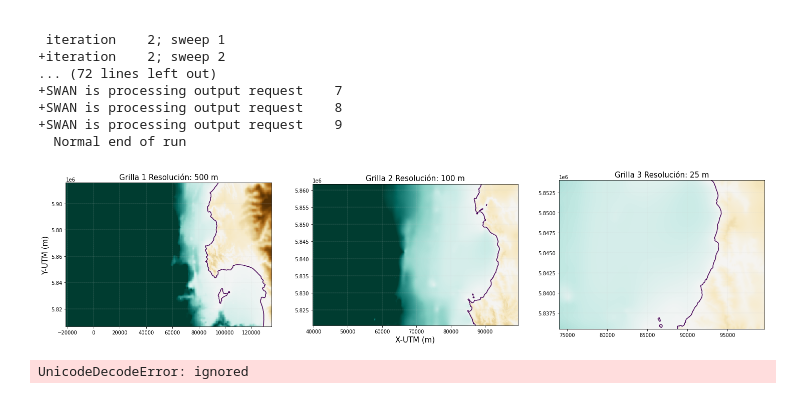
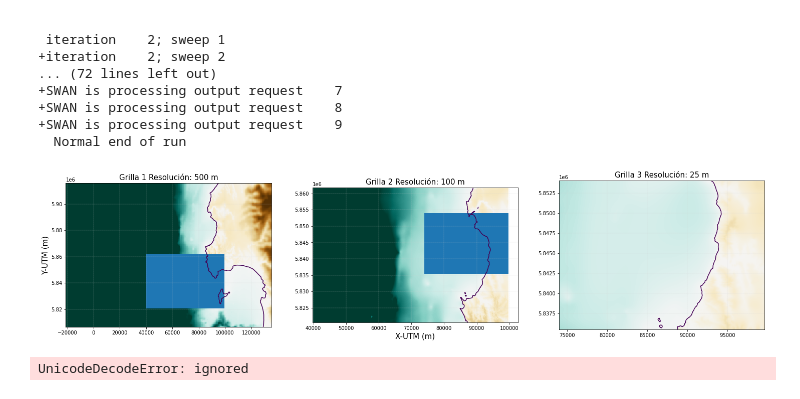
Before and after one commit to mqquiroz/SWAN, a Jupyter notebook: SWAN_Ejemplo.ipynb, the cells around one changed output. Saved outputs shown, nothing was run; the diff lists cells and outputs as text; code cells hidden in the pictures.

```diff
--- a/SWAN_Ejemplo.ipynb
+++ b/SWAN_Ejemplo.ipynb
@@ -110,30 +111,32 @@ z25 = np.loadtxt('batg25.bot')
 # %%
 #Creamos el grafico
 alto  = 12.5
 ancho = 25
 
 fig, ax = plt.subplots(1,3,figsize=(ancho,alto))
 ax = ax.ravel()
 
 Z = ['500','100','25']
 cmap=plt.cm.BrBG_r
 
 for i in range(len(ax)):
   ax[i].pcolormesh(eval('x'+Z[i]),eval('y'+Z[i]),eval('z'+Z[i]),cmap=cmap,vmin=-1000,vmax=1000)
   ax[i].contour(eval('x'+Z[i]),eval('y'+Z[i]),eval('z'+Z[i]),levels=[0])
   ax[i].set_title('Grilla '+str(i+1)+' Resolución: '+Z[i]+' m',fontsize=15)
   ax[i].set_aspect('equal')
   #ax[i].set_xlim(min(tiempo),max(tiempo))
   ax[i].grid(color='lightgray', linestyle='--', linewidth=0.25)
   if i == 0:
     ax[i].set_ylabel('Y-UTM (m)',fontsize=15)
   elif i == 1:
     ax[i].set_xlabel('X-UTM (m)',fontsize=15)
+  if i in [0,1]:
+    ax[i].add_patch(Rectangle((np.min(eval('x'+Z[i+1])), np.min(eval('y'+Z[i+1]))), np.max(eval('x'+Z[i+1]))-np.min(eval('x'+Z[i+1])), np.max(eval('y'+Z[i+1]))-np.min(eval('y'+Z[i+1]))))
 
 
 plt.show()
 # %% [output]
-[figure, old version]
+[figure, new version]
 # %%
 #Espectro
 #Afreq = np.genfromtxt('specin.spc',skip_header=8,skip_footer=137)
```
Also changed, not shown: parts of 3 cells of this notebook.
